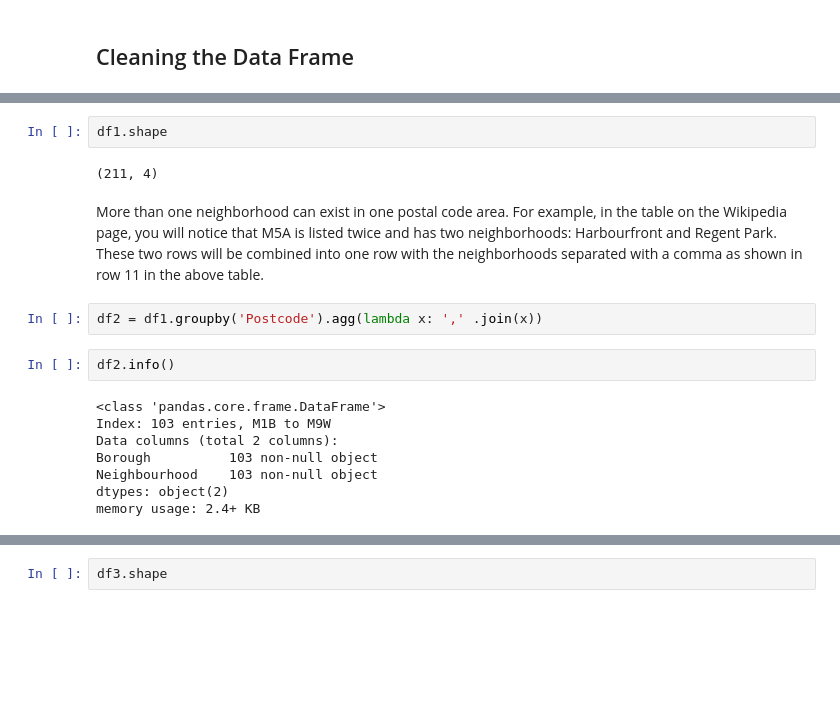
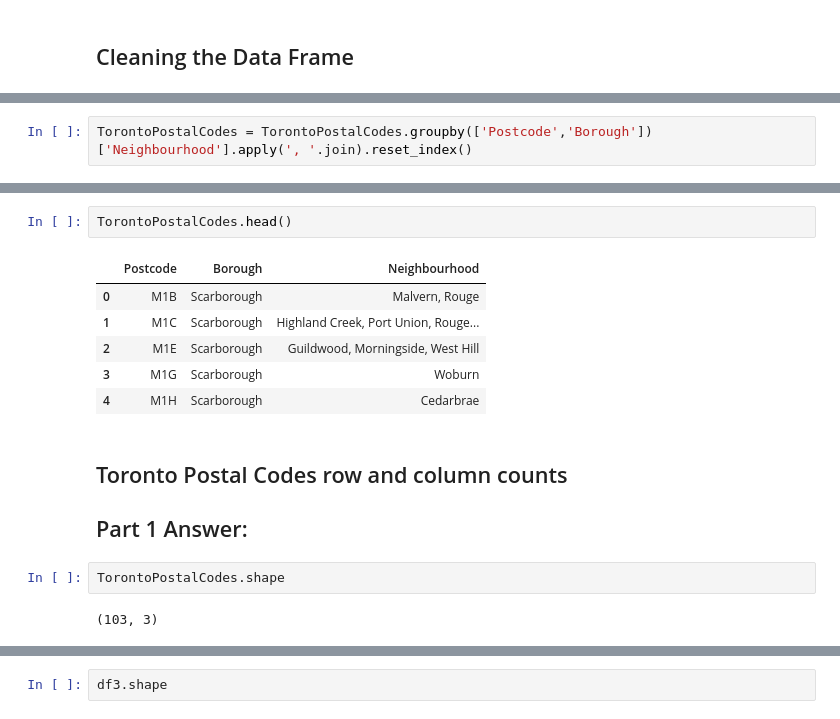
Before and after one commit to JPLAVALLEY/Coursera_Capstone, a Jupyter notebook: Segmenting and Clustering Week 3.ipynb, the cells around one changed output, grey strips where cells are left out. Cells and saved outputs as stored; diff of their text form; blank space fills up the shorter version.

```diff
--- a/Segmenting and Clustering Week 3.ipynb
+++ b/Segmenting and Clustering Week 3.ipynb
@@ -93,0 +114,2 @@ memory usage: 6.7+ KB
+# %%
+TorontoPostalCodes = TorontoPostalCodes.groupby(['Postcode','Borough'])['Neighbourhood'].apply(', '.join).reset_index()
@@ -94,18 +127,17 @@ memory usage: 6.7+ KB
+# %%
+TorontoPostalCodes.head()
+# %% [output]
+|  | Postcode | Borough | Neighbourhood |
+| 0 | M1B | Scarborough | Malvern, Rouge |
+| 1 | M1C | Scarborough | Highland Creek, Port Union, Rouge... |
+| 2 | M1E | Scarborough | Guildwood, Morningside, West Hill |
+| 3 | M1G | Scarborough | Woburn |
+| 4 | M1H | Scarborough | Cedarbrae |
+# %% [markdown]
+## Toronto Postal Codes row and column counts
+
+## Part 1 Answer:
 # %%
-df1.shape
+TorontoPostalCodes.shape
 # %% [output]
-(211, 4)
+(103, 3)
-# %% [markdown]
-More than one neighborhood can exist in one postal code area. For example, in the table on the Wikipedia page, you will notice that M5A is listed twice and has two neighborhoods: Harbourfront and Regent Park. These two rows will be combined into one row with the neighborhoods separated with a comma as shown in row 11 in the above table.
-# %%
-df2 = df1.groupby('Postcode').agg(lambda x: ',' .join(x))
-# %%
-df2.info()
-# %% [output]
-<class 'pandas.core.frame.DataFrame'>
-Index: 103 entries, M1B to M9W
-Data columns (total 2 columns):
-Borough          103 non-null object
-Neighbourhood    103 non-null object
-dtypes: object(2)
-memory usage: 2.4+ KB
```
Also changed, not shown: parts of 50 cells of this notebook.
